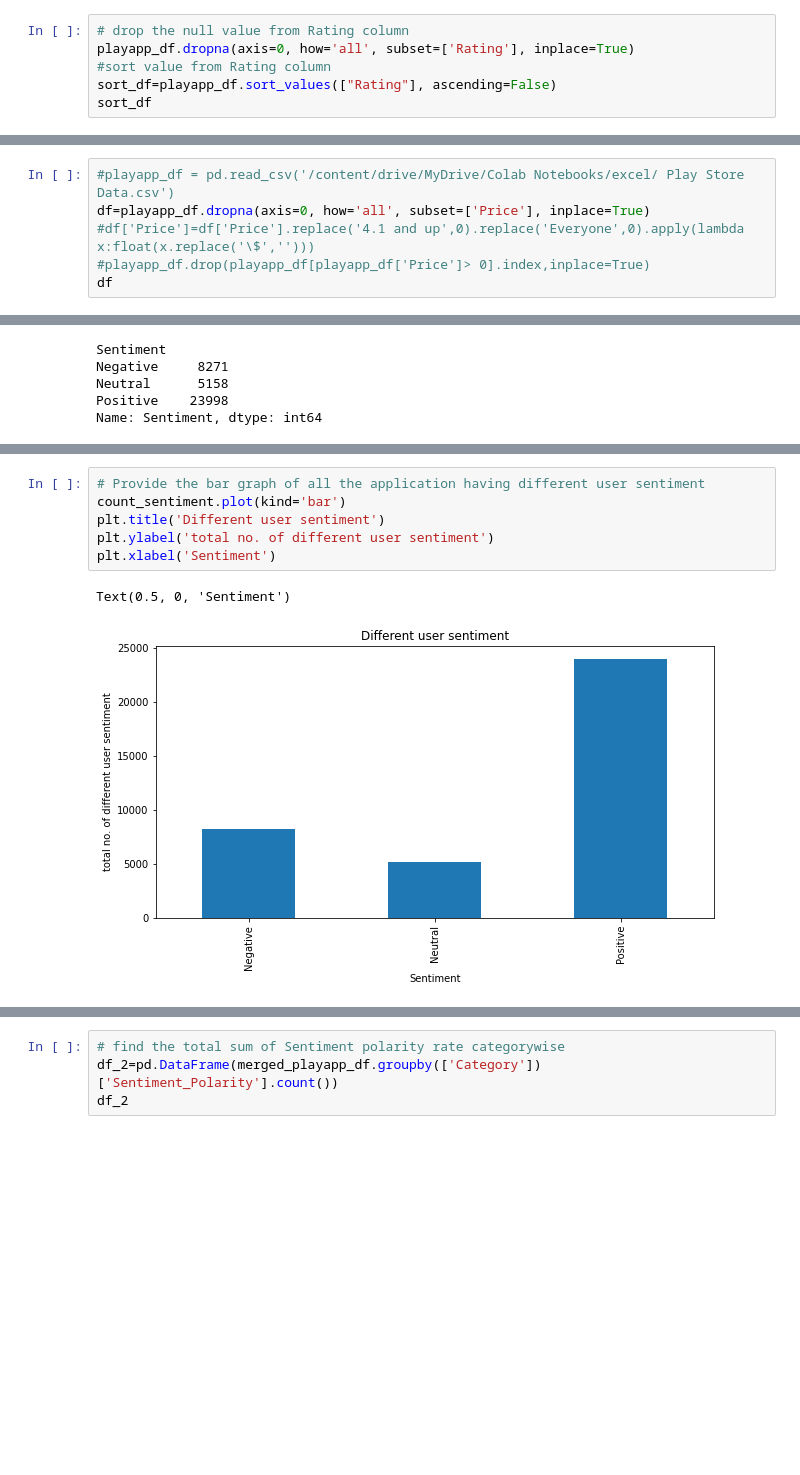
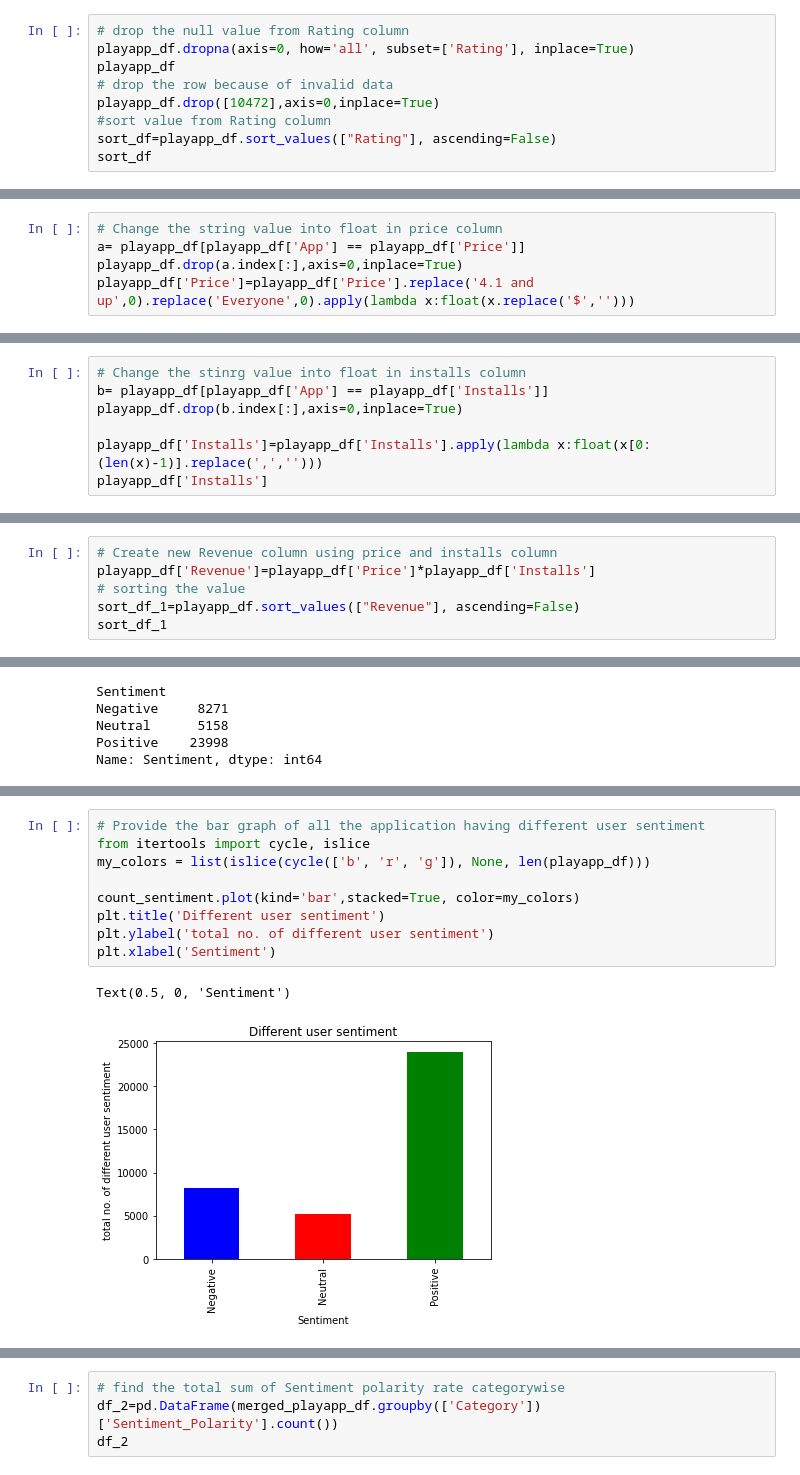
Before and after one commit to deepika-2411/Capstone-Project_Play_Store-Data-Analysis, a Jupyter notebook: Copy_of_Play_Store_App_Review_Analysis_Capstone_Project.ipynb, the cells around one changed output, grey strips where cells are left out. Cells and saved outputs as stored; diff of their text form; blank space fills up the shorter version.

```diff
--- a/Copy_of_Play_Store_App_Review_Analysis_Capstone_Project.ipynb
+++ b/Copy_of_Play_Store_App_Review_Analysis_Capstone_Project.ipynb
@@ -40,6 +43,9 @@ playapp_df
 # %%
 # drop the null value from Rating column
 playapp_df.dropna(axis=0, how='all', subset=['Rating'], inplace=True)
+playapp_df
+# drop the row because of invalid data
+playapp_df.drop([10472],axis=0,inplace=True)
 #sort value from Rating column
 sort_df=playapp_df.sort_values(["Rating"], ascending=False)
 sort_df
@@ -89,6 +150,5 @@ df_new_column
 # %%
-#playapp_df = pd.read_csv('/content/drive/MyDrive/Colab Notebooks/excel/ Play Store Data.csv')
-df=playapp_df.dropna(axis=0, how='all', subset=['Price'], inplace=True)
-#df['Price']=df['Price'].replace('4.1 and up',0).replace('Everyone',0).apply(lambda x:float(x.replace('\$','')))
-#playapp_df.drop(playapp_df[playapp_df['Price']> 0].index,inplace=True)
-df
+# Change the string value into float in price column
+a= playapp_df[playapp_df['App'] == playapp_df['Price']]
+playapp_df.drop(a.index[:],axis=0,inplace=True)
+playapp_df['Price']=playapp_df['Price'].replace('4.1 and up',0).replace('Everyone',0).apply(lambda x:float(x.replace('$','')))
@@ -94,0 +175,7 @@ df
+# %%
+# Change the stinrg value into float in installs column
+b= playapp_df[playapp_df['App'] == playapp_df['Installs']]
+playapp_df.drop(b.index[:],axis=0,inplace=True)
+
+playapp_df['Installs']=playapp_df['Installs'].apply(lambda x:float(x[0:(len(x)-1)].replace(',','')))
+playapp_df['Installs']
@@ -94,0 +195,6 @@ df
+# %%
+# Create new Revenue column using price and installs column
+playapp_df['Revenue']=playapp_df['Price']*playapp_df['Installs']
+# sorting the value
+sort_df_1=playapp_df.sort_values(["Revenue"], ascending=False)
+sort_df_1
@@ -181,12 +323,15 @@ Text(0.5, 0, 'Sentiment')
 # %%
 # Provide the bar graph of all the application having different user sentiment
-count_sentiment.plot(kind='bar')
+from itertools import cycle, islice
+my_colors = list(islice(cycle(['b', 'r', 'g']), None, len(playapp_df)))
+
+count_sentiment.plot(kind='bar',stacked=True, color=my_colors)
 plt.title('Different user sentiment')
 plt.ylabel('total no. of different user sentiment')
 plt.xlabel('Sentiment')
 # %% [output]
 Text(0.5, 0, 'Sentiment')
-[figure, old version]
+[figure, new version]
 # %%
 # merged two csv file
 merged_playapp_df = pd.merge(playapp_df, playapp_df_1, how='left',left_on=['App'],right_on='App')
```
Also changed, not shown: parts of 28 cells of this notebook.
